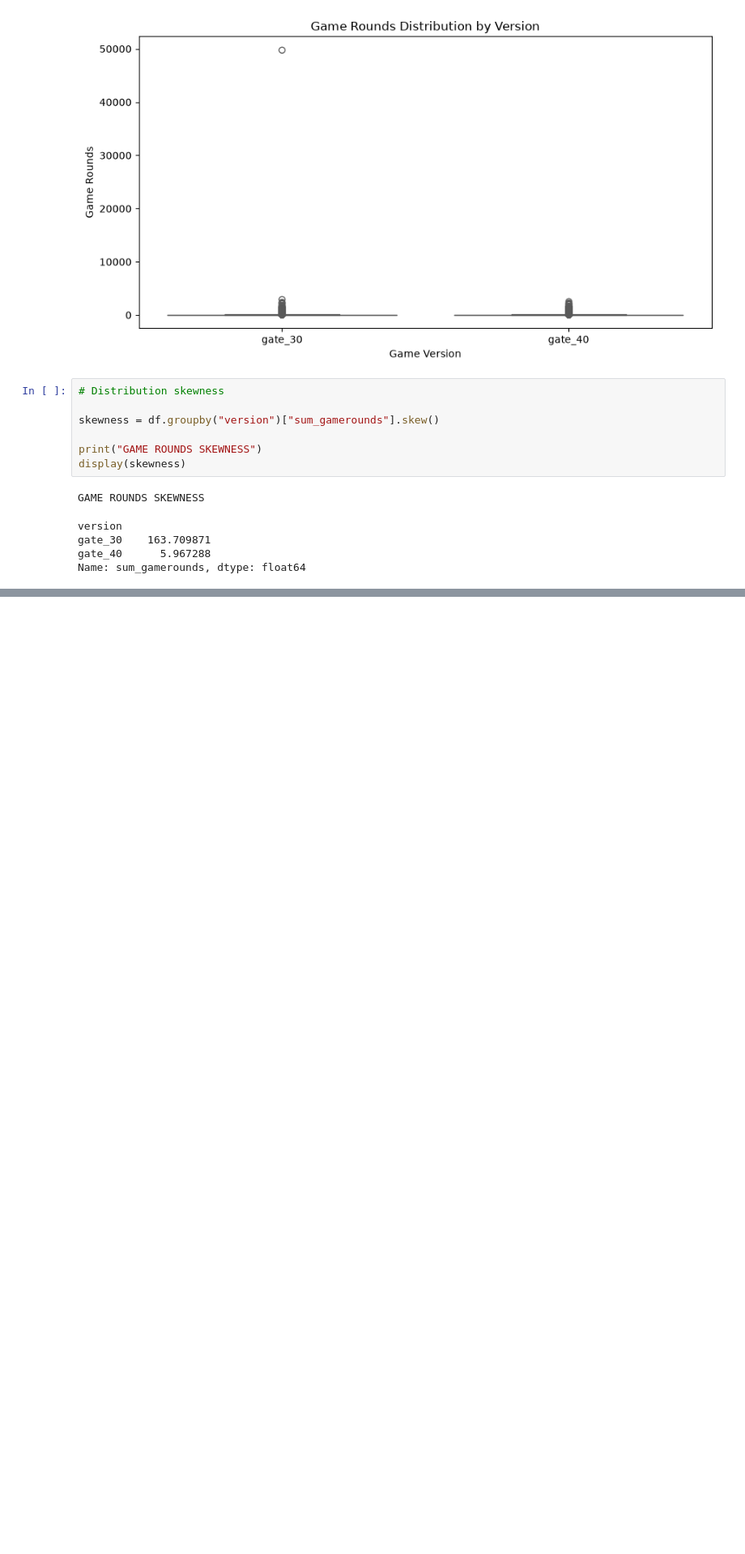
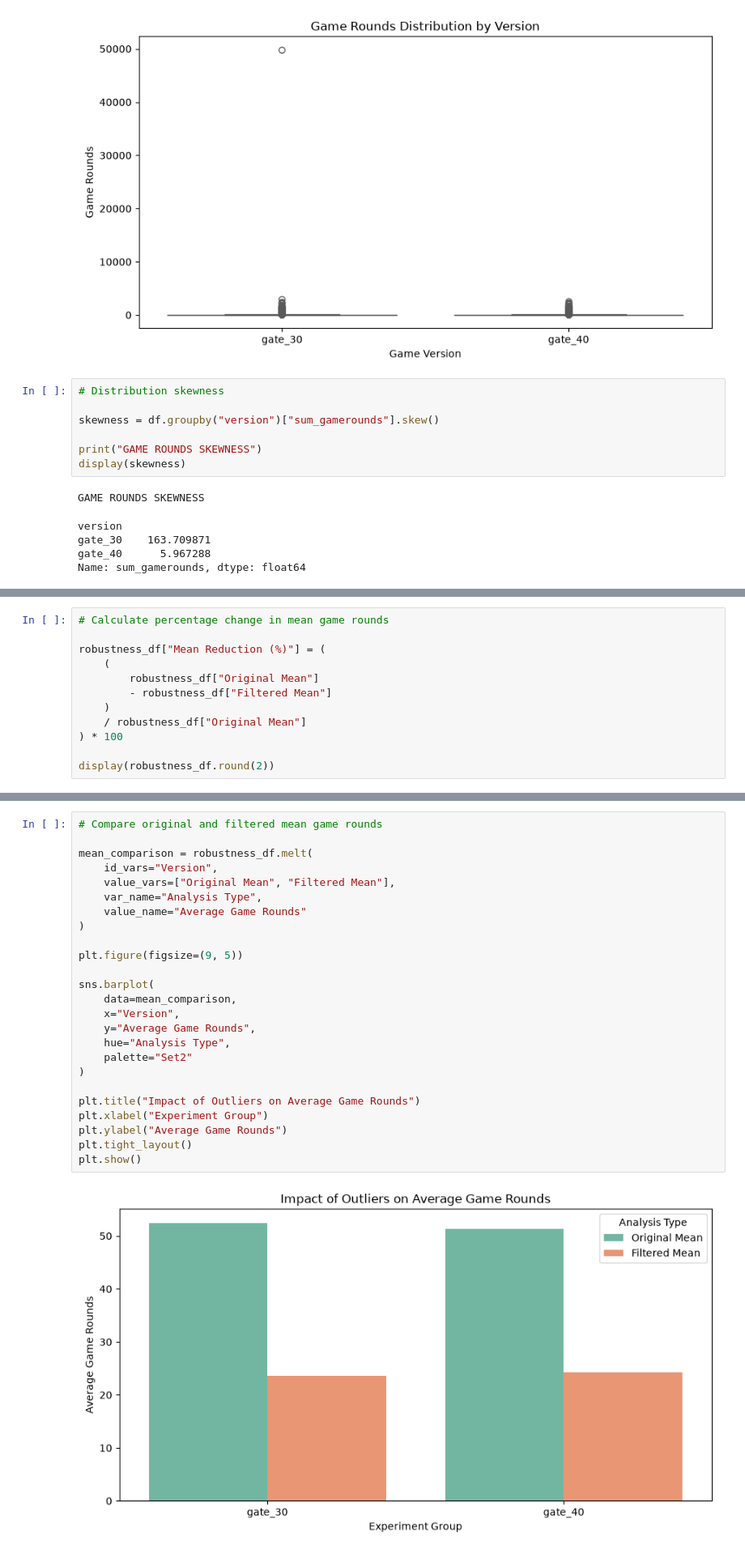
Before and after one commit to Kartik-W15-P/GamePulse-AB-Testing, a Jupyter notebook: notebooks/01_exploratory_data_analysis.ipynb, the cells around one changed output, grey strips where cells are left out. Shown at 81% size. Cells and saved outputs as stored; diff of their text form; blank space fills up the shorter version.

```diff
--- a/notebooks/01_exploratory_data_analysis.ipynb
+++ b/notebooks/01_exploratory_data_analysis.ipynb
@@ -217,0 +633,12 @@ Name: sum_gamerounds, dtype: float64
+# %%
+# Calculate percentage change in mean game rounds
+
+robustness_df["Mean Reduction (%)"] = (
+    (
+        robustness_df["Original Mean"]
+        - robustness_df["Filtered Mean"]
+    )
+    / robustness_df["Original Mean"]
+) * 100
+
+display(robustness_df.round(2))
@@ -217,0 +649,27 @@ Name: sum_gamerounds, dtype: float64
+# %%
+# Compare original and filtered mean game rounds
+
+mean_comparison = robustness_df.melt(
+    id_vars="Version",
+    value_vars=["Original Mean", "Filtered Mean"],
+    var_name="Analysis Type",
+    value_name="Average Game Rounds"
+)
+
+plt.figure(figsize=(9, 5))
+
+sns.barplot(
+    data=mean_comparison,
+    x="Version",
+    y="Average Game Rounds",
+    hue="Analysis Type",
+    palette="Set2"
+)
+
+plt.title("Impact of Outliers on Average Game Rounds")
+plt.xlabel("Experiment Group")
+plt.ylabel("Average Game Rounds")
+plt.tight_layout()
+plt.show()
+# %% [output]
+[figure, added]
```
Also changed, not shown: parts of 13 cells of this notebook.
